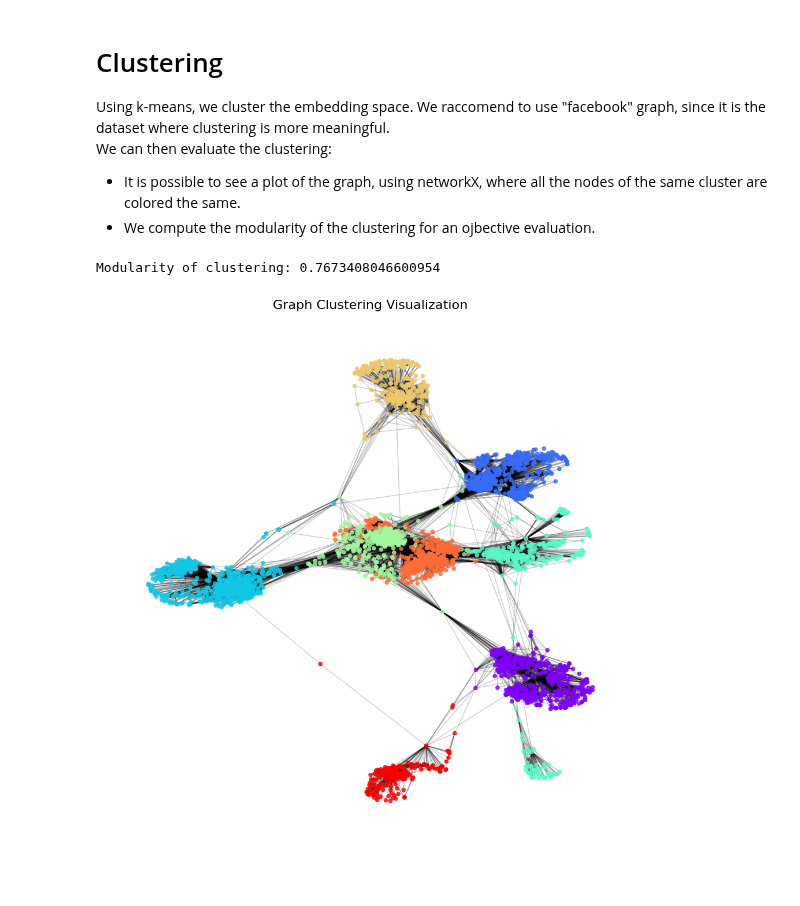
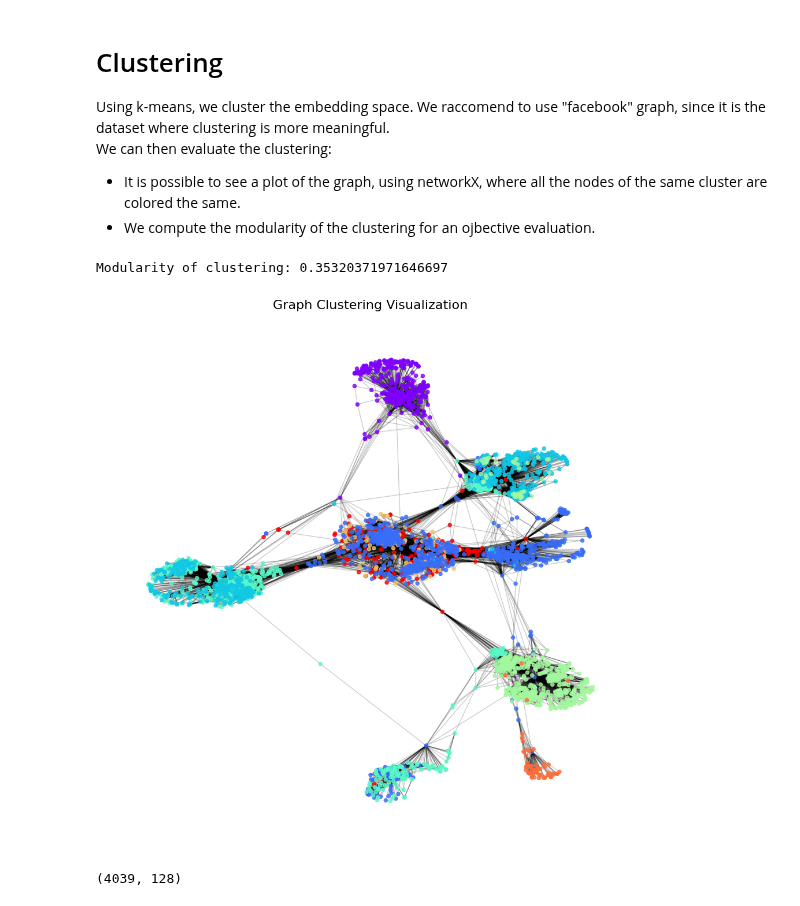
Before and after one commit to PietroVolpato/lfn_project, a Jupyter notebook: src/LFN_project_metrics.ipynb, the cells around one changed output. Cells and saved outputs as stored; diff of their text form; code cells hidden in the pictures.

Commit message:
embedding aw corretti (in parte).

```diff
--- a/src/LFN_project_metrics.ipynb
+++ b/src/LFN_project_metrics.ipynb
@@ -601,7 +604,7 @@ train_balanced_classifier(X, y)  # we train same classifier, but using node attr
 ## Train a model combining attributes and embedding vectors as features
 Even if node attributes are more powerful than embedding vectors for a node classification task, it might be that using as features both the node attributes and the embedding vectors we are able to produce a classifier that performs better than the two separate cases.
 # %%
-emb_key = "AW"  # chose the embedding strategy
+emb_key = "node2vec"  # chose the embedding strategy
 
 E = embeddings["proteins"][emb_key]
 X = extract_attributes(features_path, mappings["proteins"])
@@ -720,7 +723,7 @@ def LR_link_prediction(X,y):
     print("ROC AUC Score:", roc_auc_score(y_test, clf.predict_proba(X_test)[:, 1]))
     print("Classification Report:\n", classification_report(y_test, y_pred))
 # %%
-embedding_key = "node2vec"
+embedding_key = "AW"
 graph_key = "facebook"
 
 # dictionary mapping embedding keys to proper similarity functions
@@ -826,7 +829,7 @@ def neighborhood_preservation_score(G, E, k = 5, order = 1, index_type = "L2"):
 # %%
 g_keys = ["facebook", "biological", "proteins", "spam"]
 #e_keys = ["node2vec", "LINE", "AW"]
-e_keys = ["node2vec"]
+e_keys = ["AW"]
 order = 1
 k = 5
 
@@ -901,14 +904,19 @@ def visualize_clustering(G, embeddings, cluster_labels):
     plt.show()
 # %%
 gk = "facebook"
-ek = "node2vec"
+ek = "AW"
 
 G = graphs[gk]
 E = embeddings[gk][ek]
 cluster_labels, mod = cluster_embeddings(E, k = 8)
 print(f"Modularity of clustering: {mod}")
 #visualize_embeddings(E, labels=results["cluster_labels"], method="tsne")
 visualize_clustering(G, E, cluster_labels)
 # %% [output]
-Modularity of clustering: 0.7673408046600954
+Modularity of clustering: 0.35320371971646697
-[figure, old version]
+[figure, new version]
+# %%
+E = embeddings["facebook"]["AW"]
+print(E.shape)
+# %% [output]
+(4039, 128)
```
Also changed, not shown: parts of 7 cells of this notebook, 22 other files.
